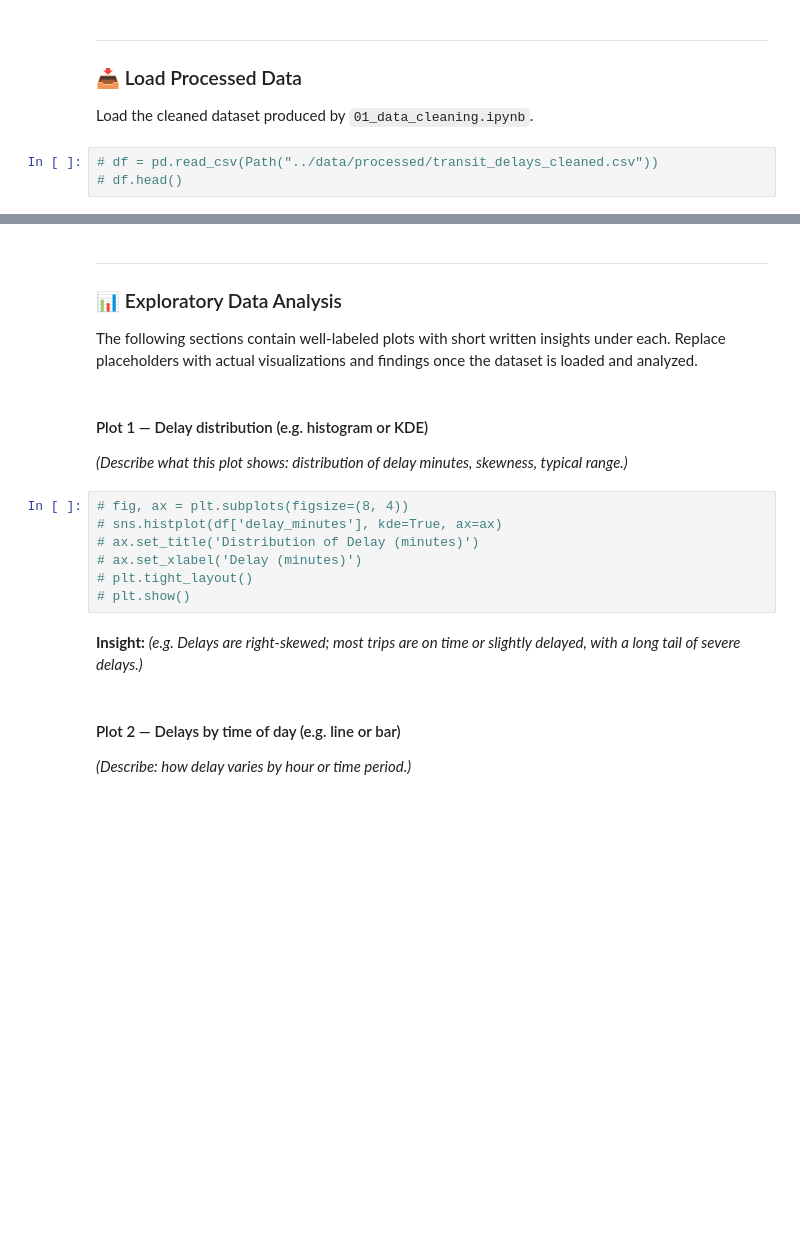
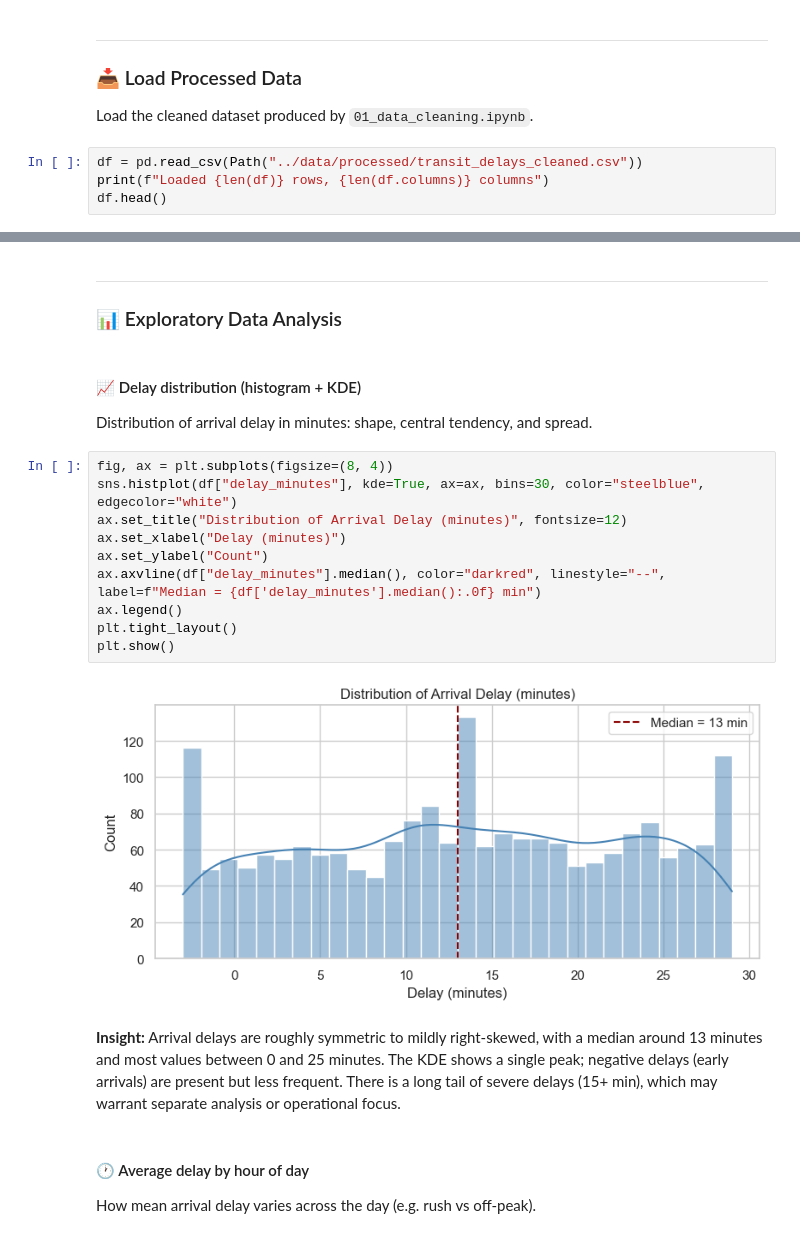
Before and after one commit to florykhan/public-transit-delay-eda, a Jupyter notebook: notebooks/02_eda.ipynb, the cells around one changed output, grey strips where cells are left out. Saved outputs shown, nothing was run; the diff lists cells and outputs as text; blank space fills up the shorter version.

Commit message:
add full EDA in 02_eda: 6 plots, insights, key findings

```diff
--- a/notebooks/02_eda.ipynb
+++ b/notebooks/02_eda.ipynb
@@ -36,5 +36,6 @@ sns.set(style="whitegrid")
 
 Load the cleaned dataset produced by `01_data_cleaning.ipynb`.
 # %%
-# df = pd.read_csv(Path("../data/processed/transit_delays_cleaned.csv"))
-# df.head()
+df = pd.read_csv(Path("../data/processed/transit_delays_cleaned.csv"))
+print(f"Loaded {len(df)} rows, {len(df.columns)} columns")
+df.head()
@@ -41,23 +51,26 @@ Load the cleaned dataset produced by `01_data_cleaning.ipynb`.
 # %% [markdown]
 ---
 ### 📊 Exploratory Data Analysis <a id="exploratory-data-analysis"></a>
-
-The following sections contain well-labeled plots with short written insights under each. Replace placeholders with actual visualizations and findings once the dataset is loaded and analyzed.
 # %% [markdown]
-#### Plot 1 — Delay distribution (e.g. histogram or KDE)
+#### 📈 Delay distribution (histogram + KDE)
 
-*(Describe what this plot shows: distribution of delay minutes, skewness, typical range.)*
+Distribution of arrival delay in minutes: shape, central tendency, and spread.
 # %%
-# fig, ax = plt.subplots(figsize=(8, 4))
-# sns.histplot(df['delay_minutes'], kde=True, ax=ax)
-# ax.set_title('Distribution of Delay (minutes)')
-# ax.set_xlabel('Delay (minutes)')
-# plt.tight_layout()
-# plt.show()
+fig, ax = plt.subplots(figsize=(8, 4))
+sns.histplot(df["delay_minutes"], kde=True, ax=ax, bins=30, color="steelblue", edgecolor="white")
+ax.set_title("Distribution of Arrival Delay (minutes)", fontsize=12)
+ax.set_xlabel("Delay (minutes)")
+ax.set_ylabel("Count")
+ax.axvline(df["delay_minutes"].median(), color="darkred", linestyle="--", label=f"Median = {df['delay_minutes'].median():.0f} min")
+ax.legend()
+plt.tight_layout()
+plt.show()
+# %% [output]
+[figure, added]
 # %% [markdown]
-**Insight:** *(e.g. Delays are right-skewed; most trips are on time or slightly delayed, with a long tail of severe delays.)*
+**Insight:** Arrival delays are roughly symmetric to mildly right-skewed, with a median around 13 minutes and most values between 0 and 25 minutes. The KDE shows a single peak; negative delays (early arrivals) are present but less frequent. There is a long tail of severe delays (15+ min), which may warrant separate analysis or operational focus.
 # %% [markdown]
-#### Plot 2 — Delays by time of day (e.g. line or bar)
+#### 🕐 Average delay by hour of day
 
-*(Describe: how delay varies by hour or time period.)*
+How mean arrival delay varies across the day (e.g. rush vs off-peak).
 # %%
```
Also changed, not shown: parts of 17 cells of this notebook.
